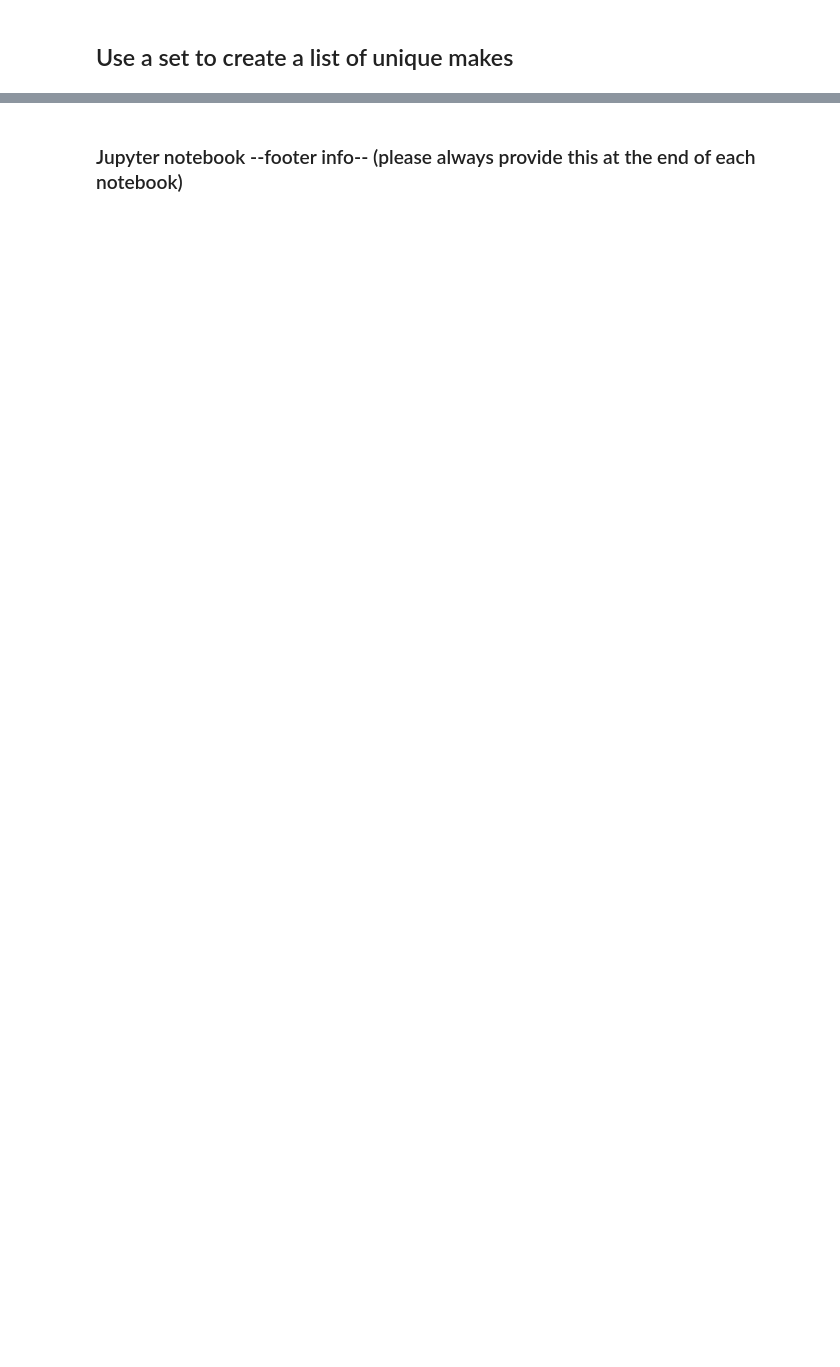
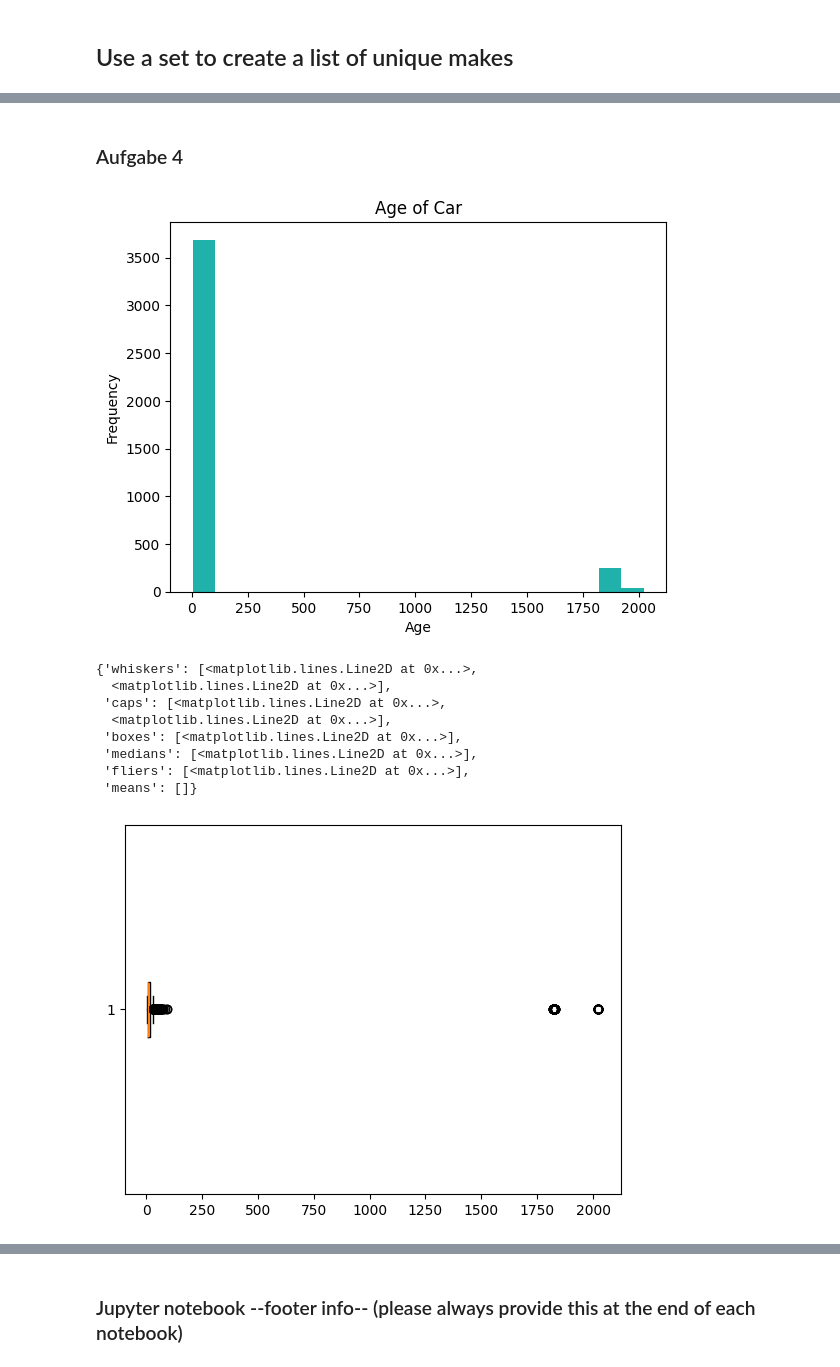
Before and after one commit to xIves/scientific_programming, a Jupyter notebook: Week_05/exercises/autoscout24_data.ipynb, the cells around one changed output, grey strips where cells are left out. Cells and saved outputs as stored; diff of their text form; code cells hidden in the pictures; blank space fills up the shorter version.

```diff
--- a/Week_05/exercises/autoscout24_data.ipynb
+++ b/Week_05/exercises/autoscout24_data.ipynb
@@ -252,0 +474,3 @@ print(unique_makes_list_sorted)
+# %%
+df['year'] = df['Init_Regist'].str.split('.').str[1].astype('Int32')
+print(df['year'])
@@ -252,0 +492,6 @@ print(unique_makes_list_sorted)
+# %%
+import datetime
+today = datetime.date.today()
+year = today.year
+df['age_of_car'] = year - df['year']
+print(df['age_of_car'])
@@ -252,0 +511,21 @@ print(unique_makes_list_sorted)
+# %% [markdown]
+### Aufgabe 4
+# %%
+plt.hist(df['age_of_car'], bins=20, color='lightseagreen')
+plt.title('Age of Car')
+plt.xlabel('Age')
+plt.ylabel('Frequency')
+plt.show()
+
+plt.boxplot(df['age_of_car'], vert=False)
+# %% [output]
+[figure, added]
+{'whiskers': [<matplotlib.lines.Line2D at 0x...>,
+  <matplotlib.lines.Line2D at 0x...>],
+ 'caps': [<matplotlib.lines.Line2D at 0x...>,
+  <matplotlib.lines.Line2D at 0x...>],
+ 'boxes': [<matplotlib.lines.Line2D at 0x...>],
+ 'medians': [<matplotlib.lines.Line2D at 0x...>],
+ 'fliers': [<matplotlib.lines.Line2D at 0x...>],
+ 'means': []}
+[figure, added]
```
Also changed, not shown: parts of 28 cells of this notebook, 3 other files.
